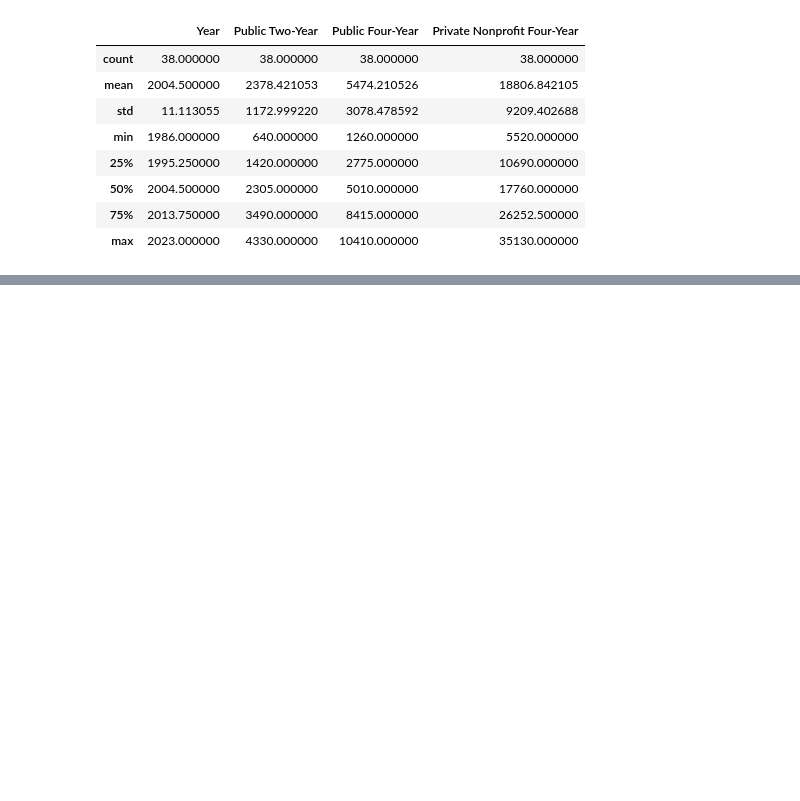
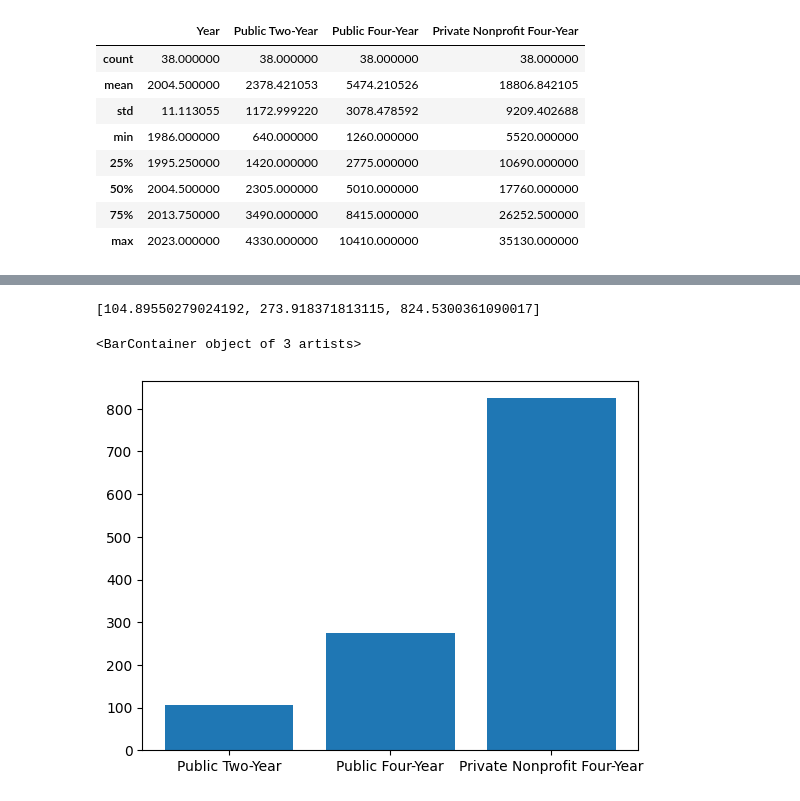
Before and after one commit to hypnos-coder/data-derby, a Jupyter notebook: src/novice/one/one.ipynb, the cells around one changed output, grey strips where cells are left out. Saved outputs shown, nothing was run; the diff lists cells and outputs as text; code cells hidden in the pictures; blank space fills up the shorter version.

```diff
--- a/src/novice/one/one.ipynb
+++ b/src/novice/one/one.ipynb
@@ -104,0 +105,8 @@ fig.write_html("../../graphs/html/one/one.html")
+# %%
+import statsmodels.api as sm
+df['const'] = 1
+
+# Perform OLS regression for each target variable
+results = {}
+targets = df.columns.to_list()[1:-1]
+targets
@@ -104,0 +115,6 @@ fig.write_html("../../graphs/html/one/one.html")
+# %%
+
+for target in targets:
+    model = sm.OLS(df[target], df[['const', 'Year']])
+    results[target] = model.fit()
+results
@@ -104,0 +125,15 @@ fig.write_html("../../graphs/html/one/one.html")
+# %%
+def linear_equation(coefficients):
+    beta_0 = coefficients.params['const']  # Intercept coefficient
+    beta_1 = coefficients.params['Year']   # Coefficient for the independent variable
+
+    equation = f'y = {beta_0:.2f} + {beta_1:.2f} * x'
+    return equation
+coeffs = []
+# Print regression results for each target variable
+for target, result in results.items():
+    coeffs.append(result.params['Year'])
+    print(f"Regression results for {target}:")
+    print(linear_equation(result))
+    print(result.summary())
+    print("\n")
@@ -104,0 +158,9 @@ fig.write_html("../../graphs/html/one/one.html")
+# %%
+coeffs
+# %% [output]
+[104.89550279024192, 273.918371813115, 824.5300361090017]
+# %%
+plt.bar(targets, coeffs)
+# %% [output]
+<BarContainer object of 3 artists>
+[figure, added]
```
Also changed, not shown: parts of 4 cells of this notebook, 24 other files.
